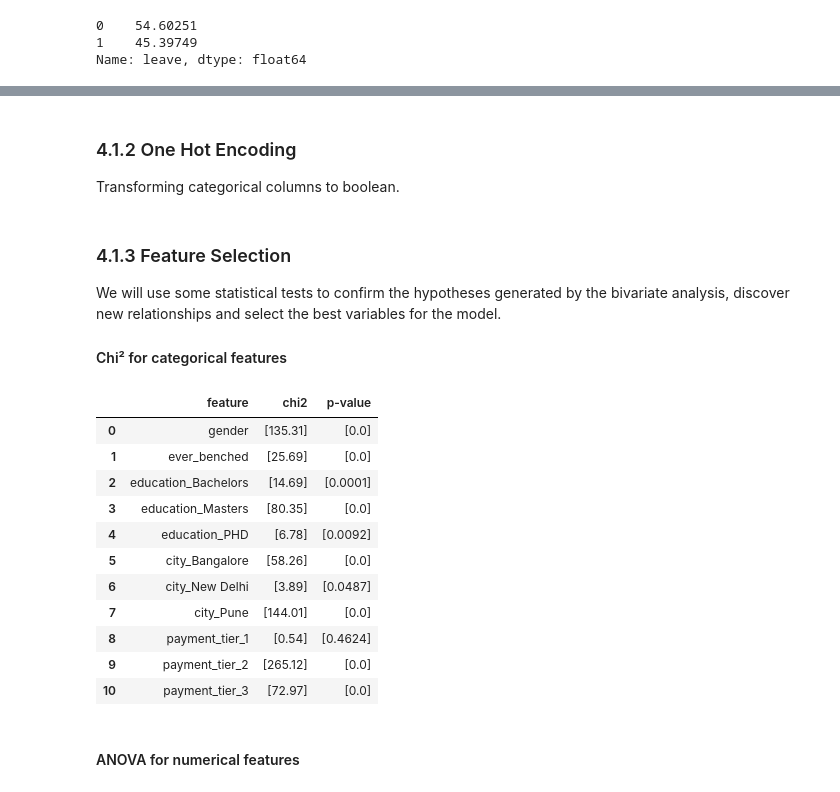
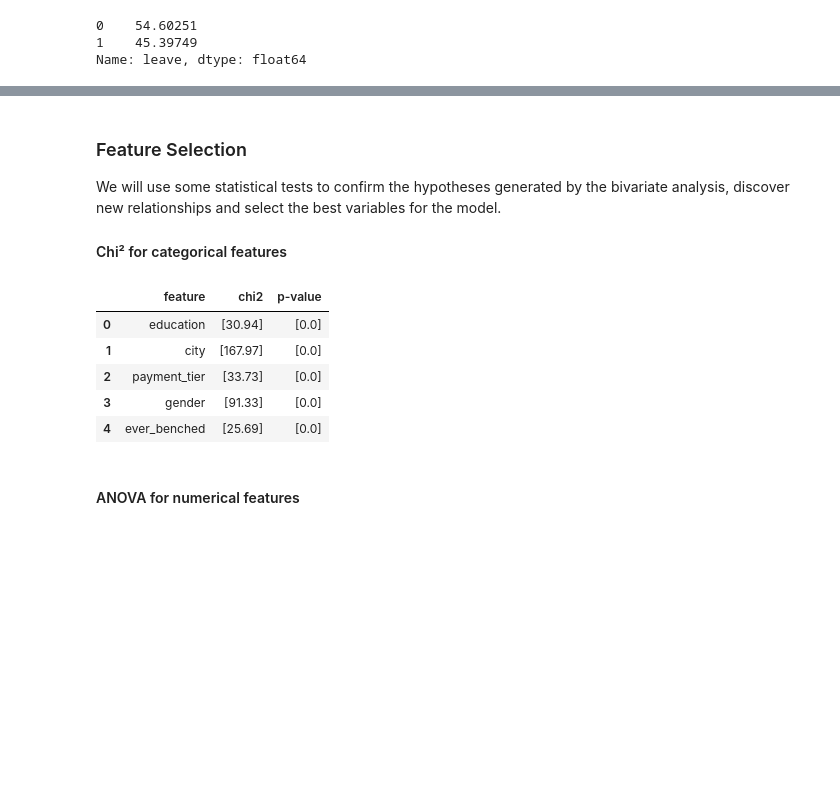
Before and after one commit to leorviana/employee_turnover, a Jupyter notebook: employee_future.ipynb, the cells around one changed output, grey strips where cells are left out. Cells and saved outputs as stored; diff of their text form; code cells hidden in the pictures; blank space fills up the shorter version.

```diff
--- a/employee_future.ipynb
+++ b/employee_future.ipynb
@@ -236,6 +190,5 @@ for i in cat_col:
     plt.subplot(3, 2, cat_col.index(i) + 1)
     sns.countplot(df[i])
     plt.title(i + " - Distribution", fontsize = 14)
-    plt.grid()
 plt.show()
 # %% [output]
@@ -379,22 +330,7 @@ Removing this column because whe already have the same information processed on
 # %%
 df2 = df.drop("joining_year", axis = 1)
-# %% [markdown]
-### 4.1.2 One Hot Encoding
-
-Transforming categorical columns to boolean.
-# %%
-df2.gender = df2.gender.replace({"Male":0, "Female":1})
-df2.ever_benched = df2.ever_benched.replace({"No":0, "Yes":1})
-
-col_ohe = ["education", "city", "payment_tier"]
-
-for i in col_ohe:
-    ohe = OneHotEncoder()
-    df_temp = pd.DataFrame(ohe.fit_transform(df2[i].values.reshape(-1,1)).toarray(), columns = [str(i) + "_" + str(x) for x in ohe.categories_[0]])
-    df2 = pd.concat([df2, df_temp], axis = 1)
-    df2 = df2.drop(i, axis = 1)
 # %% [markdown]
-### 4.1.3 Feature Selection
+### Feature Selection
 
 We will use some statistical tests to confirm the hypotheses generated by the bivariate analysis, discover new relationships and select the best variables for the model.
 
@@ -406,25 +338,25 @@ cat_col2 = ['gender', 'ever_benched', 'education_Bachelors', 'education_Masters'
 # %%
+df_temp = df2.copy()
+
+for i in cat_col:
+    le = LabelEncoder()
+    df_temp[i] = le.fit_transform(df_temp[i].values.reshape(-1, 1))
+
 df_chi2 = pd.DataFrame(columns = ["feature", "chi2", "p-value"])
-for i in cat_col2:
-    row = {"feature":i, "chi2": np.round(chi2(df2[i].values.reshape(-1, 1), df2["leave"].values.reshape(-1, 1))[0], 2), \
-           "p-value":np.round(chi2(df2[i].values.reshape(-1, 1), df2["leave"].values.reshape(-1, 1))[1], 4)}
+for i in cat_col:
+    row = {"feature":i, "chi2": np.round(chi2(df_temp[i].values.reshape(-1, 1), df_temp["leave"].values.reshape(-1, 1))[0], 2), \
+           "p-value":np.round(chi2(df_temp[i].values.reshape(-1, 1), df_temp["leave"].values.reshape(-1, 1))[1], 4)}
 
     df_chi2 = df_chi2.append(row, ignore_index = True)
 
 df_chi2
 # %% [output]
 |  | feature | chi2 | p-value |
-| 0 | gender | [135.31] | [0.0] |
-| 1 | ever_benched | [25.69] | [0.0] |
-| 2 | education_Bachelors | [14.69] | [0.0001] |
-| 3 | education_Masters | [80.35] | [0.0] |
-| 4 | education_PHD | [6.78] | [0.0092] |
-| 5 | city_Bangalore | [58.26] | [0.0] |
-| 6 | city_New Delhi | [3.89] | [0.0487] |
-| 7 | city_Pune | [144.01] | [0.0] |
-| 8 | payment_tier_1 | [0.54] | [0.4624] |
-| 9 | payment_tier_2 | [265.12] | [0.0] |
-| 10 | payment_tier_3 | [72.97] | [0.0] |
+| 0 | education | [30.94] | [0.0] |
+| 1 | city | [167.97] | [0.0] |
+| 2 | payment_tier | [33.73] | [0.0] |
+| 3 | gender | [91.33] | [0.0] |
+| 4 | ever_benched | [25.69] | [0.0] |
 # %% [markdown]
 #### ANOVA for numerical features
 # %%
```
Also changed, not shown: parts of 66 cells of this notebook, 10 other files.
